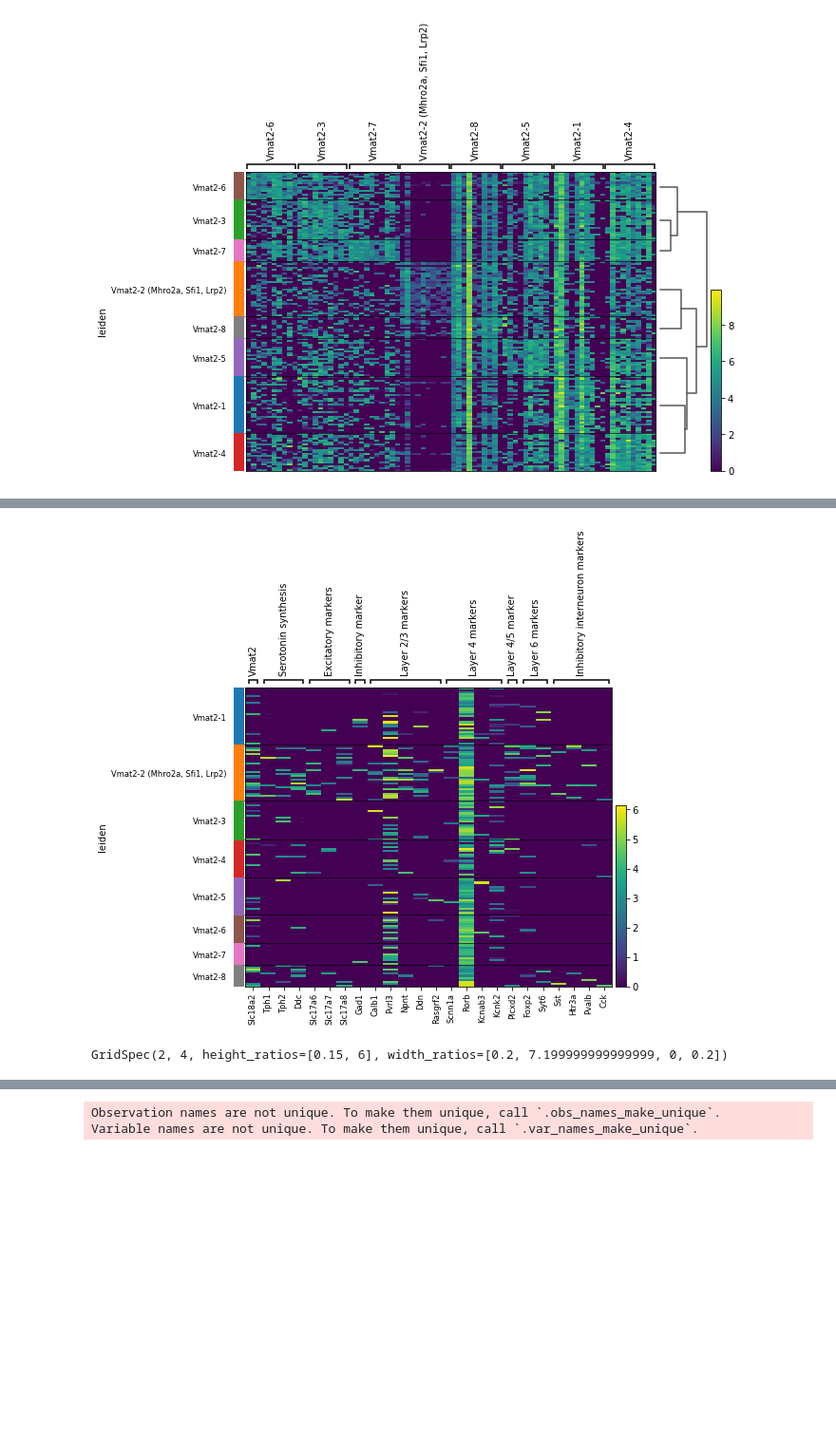
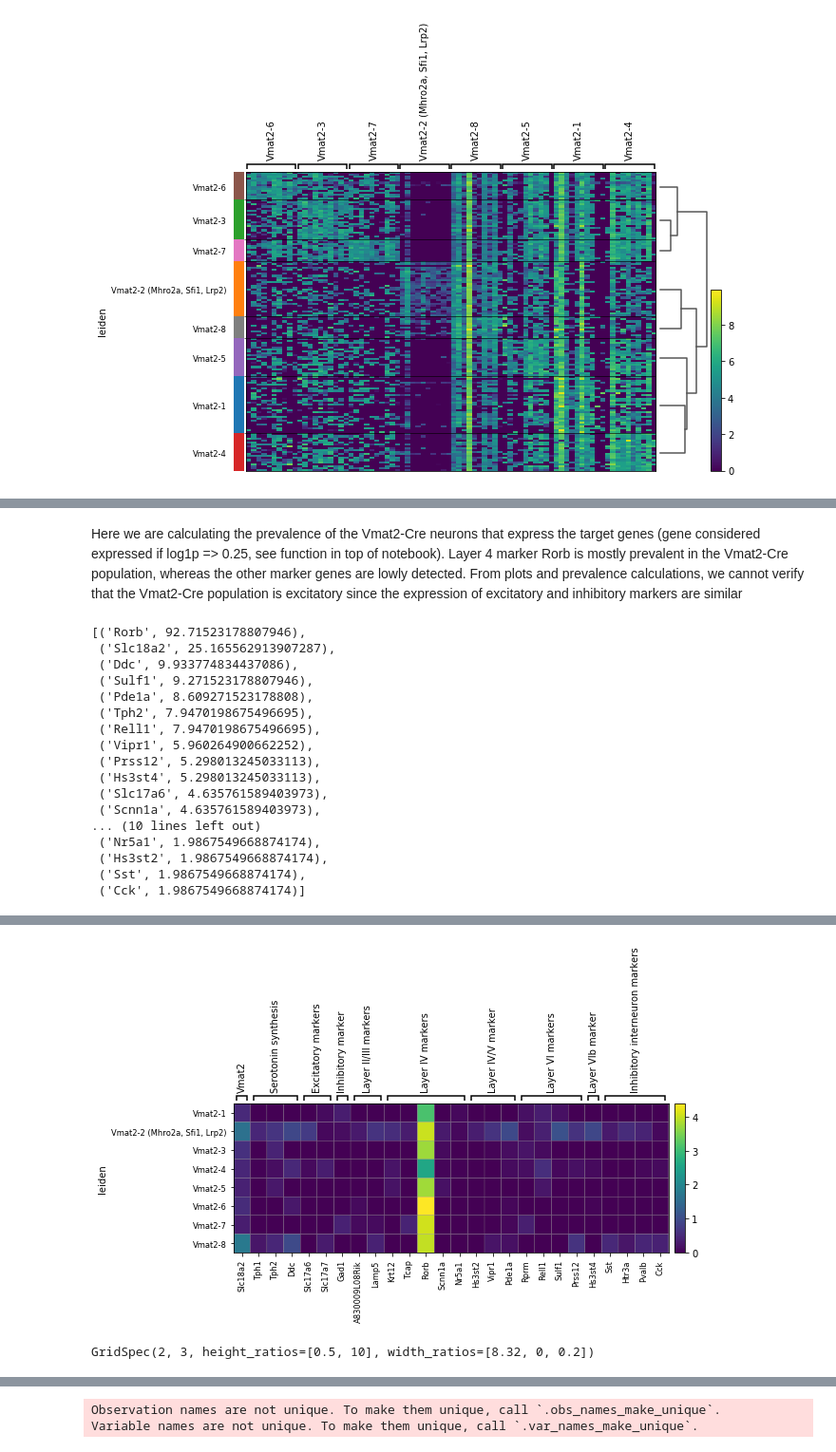
Before and after one commit to HannahBanarne/Somatosensory-cortical-Vmat2-analysis, a Jupyter notebook: Vmat2 cortical analysis.ipynb, the cells around one changed output, grey strips where cells are left out. Shown at 95% size. Saved outputs shown, nothing was run; the diff lists cells and outputs as text; code cells hidden in the pictures; blank space fills up the shorter version.

Commit message:
update of notebook

```diff
--- a/Vmat2 cortical analysis.ipynb
+++ b/Vmat2 cortical analysis.ipynb
@@ -326,15 +384,16 @@ WARNING: saving figure to file figures\matrixplotVmat2_matrix_procc.pdf
 # %%
+# create labels and tuple for positioning of labels for the violin plot
 group_labels = ['Vmat2', 'Serotonin synthesis', 'Excitatory markers', 'Inhibitory marker',
-              'Layer 2/3 markers', 'Layer 4 markers', 'Layer 4/5 marker', 'Layer 6 markers',
-               'Inhibitory interneuron markers']
-group_position = [(0,0), (1,3), (4,6), (7,7), (8,12),(13,16),(17,17), (18,19), (20,23)]
+              'Layer II/III markers', 'Layer IV markers', 'Layer IV/V marker', 'Layer VI markers',
+                'Layer VIb marker', 'Inhibitory interneuron markers']
+group_position = [(0,0), (1,3), (4,5), (6,6), (7,8), (9,13), (14,16), (17,20), (21,21),(22,25)]
+# create a list of the target genes
+marker_genes2 = ['Slc18a2', 'Tph1', 'Tph2', 'Ddc', 'Slc17a6', 'Slc17a7', 'Gad1','A830009L08Rik', 'Lamp5','Krt12', 'Tcap',
+                'Rorb', 'Scnn1a', 'Nr5a1','Hs3st2', 'Vipr1', 'Pde1a', 'Rprm', 'Rell1', 'Sulf1', 'Prss12', 'Hs3st4',  'Sst', 'Htr3a','Pvalb', 'Cck']
 
-marker_genes = ['Slc18a2', 'Tph1', 'Tph2', 'Ddc', 'Slc17a6', 'Slc17a7', 'Slc17a8', 'Gad1',
-                'Calb1', 'Pvrl3', 'Npnt', 'Ddn', 'Rasgrf2', 'Scnn1a', 'Rorb',
-                'Kcnab3', 'Kcnk2','Plcxd2', 'Foxp2', 'Syt6', 'Sst', 'Htr3a','Pvalb', 'Cck']
+# visualize the expression with violin plot. Save the file
+sc.pl.stacked_violin(adata_w, var_names = marker_genes2, var_group_labels = group_labels, var_group_positions = group_position,
+                     stripplot = True, jitter = 0.4, palette = "RdBu", save = 'Vmat2_violin_new_marker_genes.pdf')
 
-sc.pl.stacked_violin(adata_w, var_names = marker_genes, var_group_labels = group_labels, var_group_positions = group_position,
-                     stripplot = True, jitter = 0.4, palette = "RdBu", save = 'Vmat2_violin_target_genes.pdf')
-
-# Inhibitory markers Viaat (Slc32a1), VIP not detected
+# Inhibitory markers Viaat (Slc32a1) and inhibitory interneuron marker VIP and Npy not detected
 # %% [output]
@@ -343,4 +402,28 @@ WARNING: saving figure to file figures\stacked_violinVmat2_violin_target_genes.p
 [<matplotlib.axes._subplots.AxesSubplot at 0x...>]
+# %% [markdown]
+Here we are calculating the prevalence of the Vmat2-Cre neurons that express the target genes (gene considered expressed if log1p => 0.25, see function in top of notebook). Layer 4 marker Rorb is mostly prevalent in the Vmat2-Cre population, whereas the other marker genes are lowly detected. From plots and prevalence calculations, we cannot verify that the Vmat2-Cre population is excitatory since the expression of excitatory and inhibitory markers are similar
+# %%
+# calculate the prevalence of the target genes in the Vmat2 population
+percentage_exp(adata_w, marker_genes2)
+# %% [output]
+[('Rorb', 92.71523178807946),
+ ('Slc18a2', 25.165562913907287),
+ ('Ddc', 9.933774834437086),
+ ('Sulf1', 9.271523178807946),
+ ('Pde1a', 8.609271523178808),
+ ('Tph2', 7.9470198675496695),
+ ('Rell1', 7.9470198675496695),
+ ('Vipr1', 5.960264900662252),
+ ('Prss12', 5.298013245033113),
+ ('Hs3st4', 5.298013245033113),
+ ('Slc17a6', 4.635761589403973),
+ ('Scnn1a', 4.635761589403973),
+... (10 lines left out)
+ ('Nr5a1', 1.9867549668874174),
+ ('Hs3st2', 1.9867549668874174),
+ ('Sst', 1.9867549668874174),
+ ('Cck', 1.9867549668874174)]
 # %%
-sc.pl.heatmap(adata_w, marker_genes, groupby='leiden', var_group_labels = group_labels, var_group_positions = group_position, save = 'vmat2_heatmap_marker_genes.pdf')
+sc.pl.matrixplot(adata_w, var_names = marker_genes2, groupby= 'leiden', var_group_labels = group_labels, var_group_positions = group_position,
+                save = 'Vmat2_matrixplot_target_genes.pdf')
 # %% [output]
@@ -348,2 +431,2 @@ WARNING: saving figure to file figures\heatmapvmat2_heatmap_marker_genes.pdf
-[figure, old version]
+[figure, new version]
-GridSpec(2, 4, height_ratios=[0.15, 6], width_ratios=[0.2, 7.199999999999999, 0, 0.2])
+GridSpec(2, 3, height_ratios=[0.5, 10], width_ratios=[8.32, 0, 0.2])
```
Also changed, not shown: parts of 113 cells of this notebook, 1 other file.
